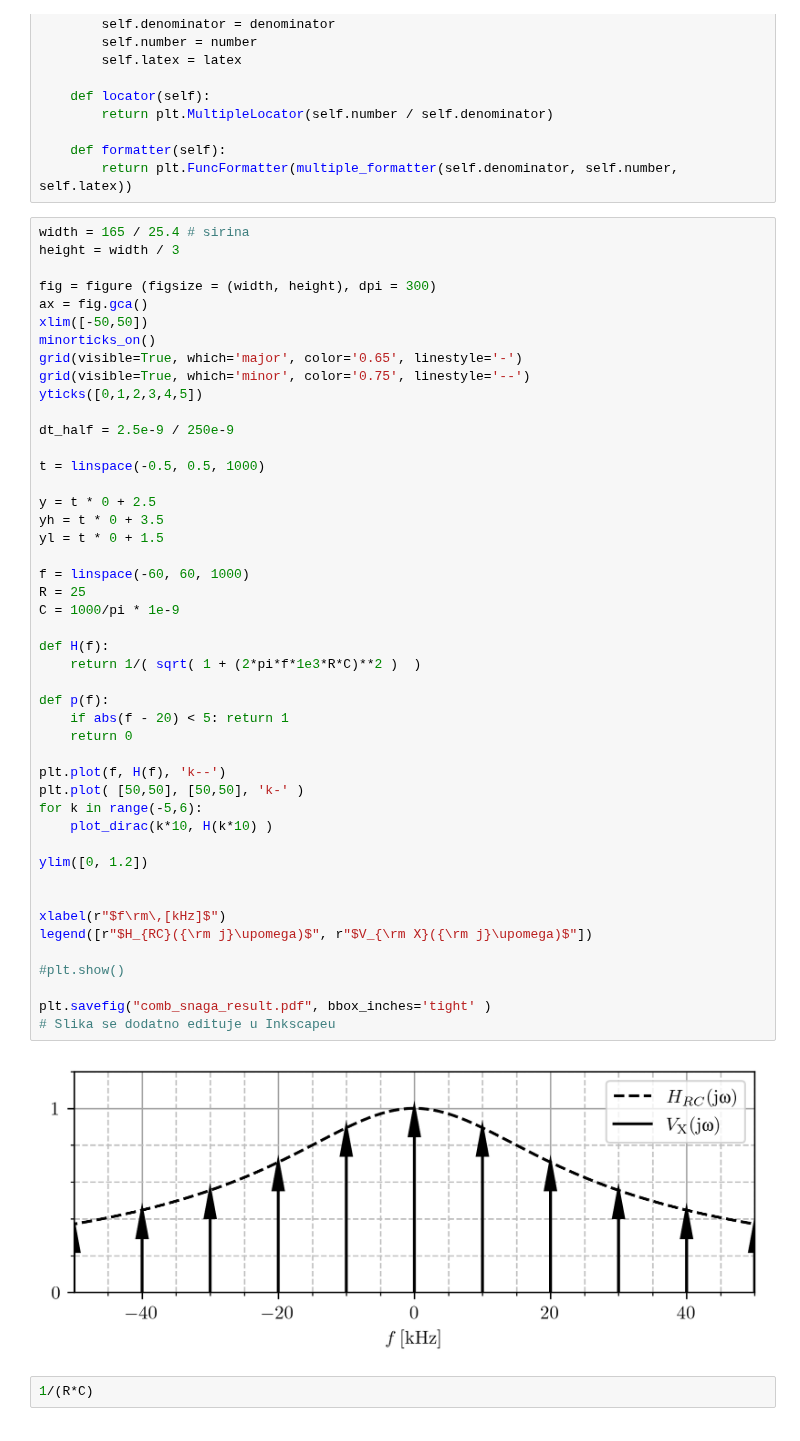
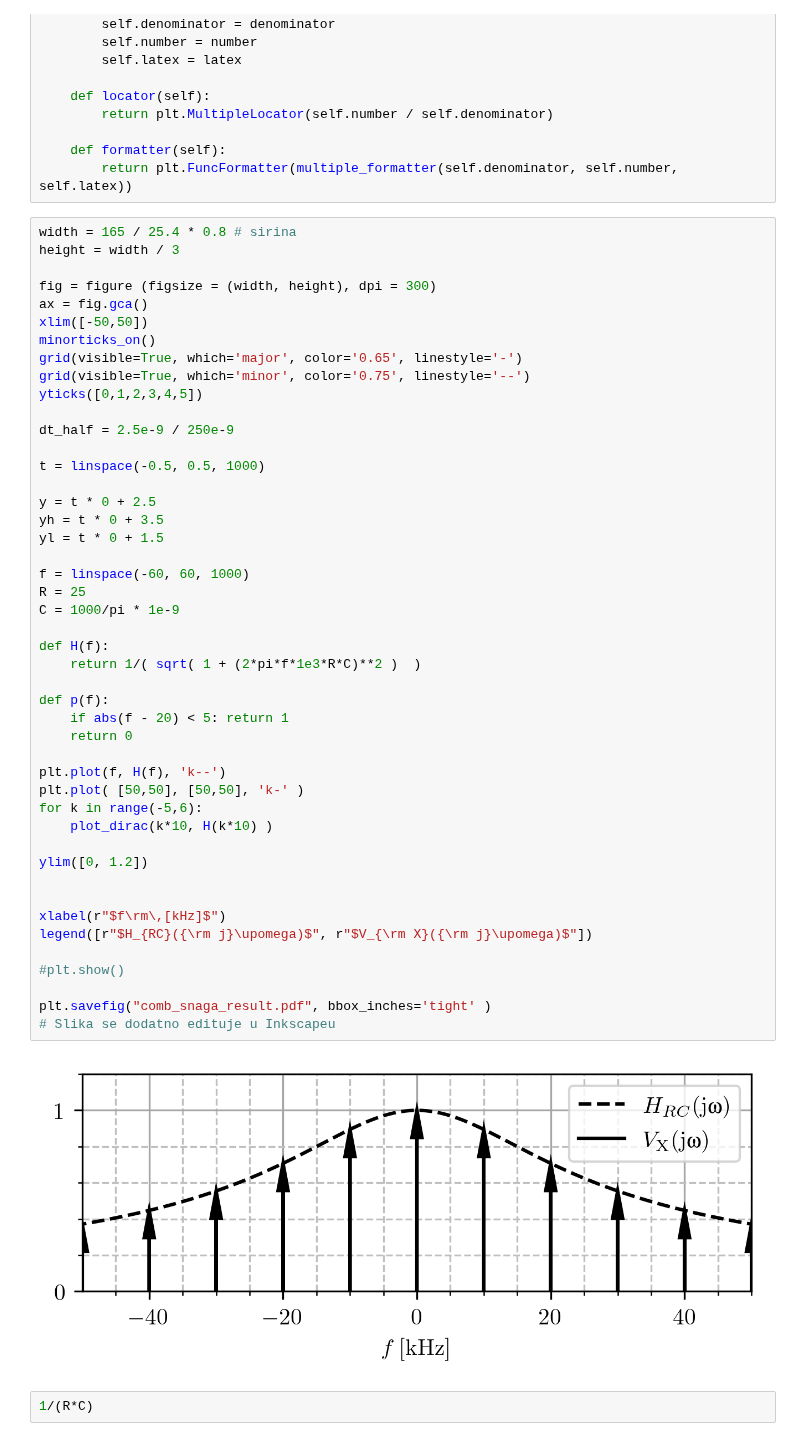
Before and after one commit to djokicd/zbirka-sis, a Jupyter notebook: 3_furijeove_tranformacije/1_CT/fig/ctft_plotovi.ipynb, the cells around one changed output. Saved outputs shown, nothing was run; the diff lists cells and outputs as text.

```diff
--- a/3_furijeove_tranformacije/1_CT/fig/ctft_plotovi.ipynb
+++ b/3_furijeove_tranformacije/1_CT/fig/ctft_plotovi.ipynb
@@ -80,7 +80,7 @@ class Multiple:
     def formatter(self):
         return plt.FuncFormatter(multiple_formatter(self.denominator, self.number, self.latex))
 # %%
-width = 165 / 25.4 # sirina
+width = 165 / 25.4 * 0.8 # sirina
 height = width / 3
 
 fig = figure (figsize = (width, height), dpi = 300)
@@ -99,33 +99,33 @@ y = t * 0 + 2.5
 yh = t * 0 + 3.5
 yl = t * 0 + 1.5
 
 f = linspace(-60, 60, 1000)
 R = 25
 C = 1000/pi * 1e-9
 
 def H(f):
     return 1/( sqrt( 1 + (2*pi*f*1e3*R*C)**2 )  )
 
 def p(f):
     if abs(f - 20) < 5: return 1
     return 0
 
 plt.plot(f, H(f), 'k--')
 plt.plot( [50,50], [50,50], 'k-' )
 for k in range(-5,6):
     plot_dirac(k*10, H(k*10) )
 
 ylim([0, 1.2])
 
 
 xlabel(r"$f\rm\,[kHz]$")
 legend([r"$H_{RC}({\rm j}\upomega)$", r"$V_{\rm X}({\rm j}\upomega)$"])
 
 #plt.show()
 
 plt.savefig("comb_snaga_result.pdf", bbox_inches='tight' )
 # Slika se dodatno edituje u Inkscapeu
 # %% [output]
-[figure, old version]
+[figure, new version]
 # %%
 1/(R*C)
```
Also changed, not shown: 6 other files.
